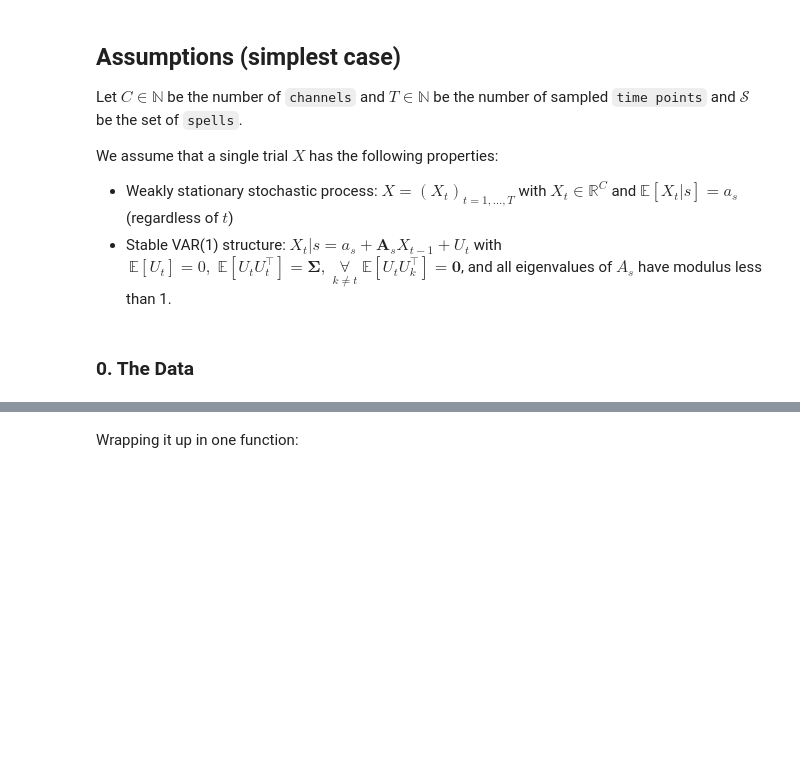
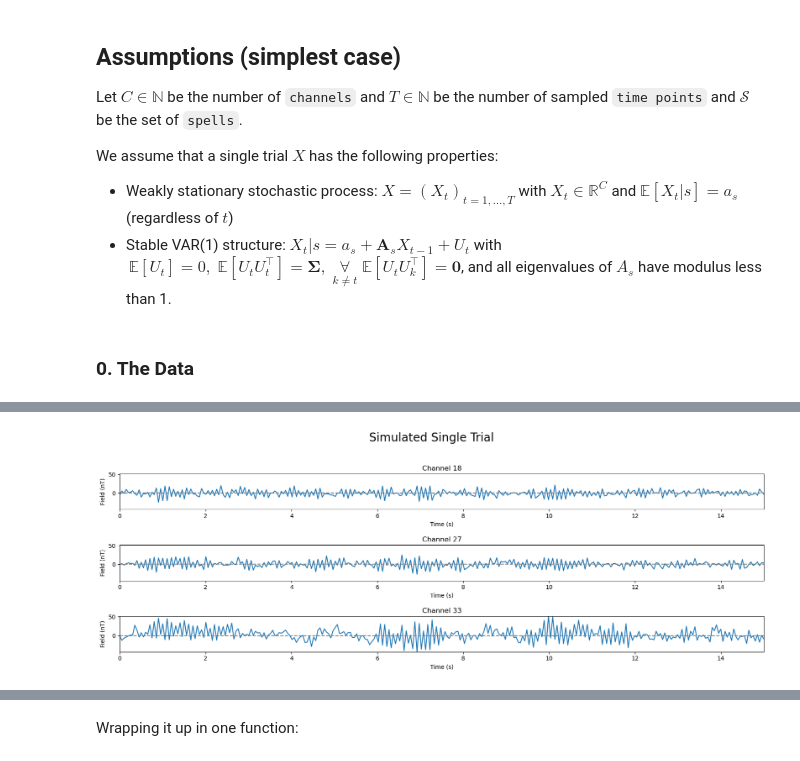
Before and after one commit to adkipnis/compositional-inference-experiment, a Jupyter notebook: simulation-test/spell-decoder.ipynb, the cells around one changed output, grey strips where cells are left out. Saved outputs shown, nothing was run; the diff lists cells and outputs as text; code cells hidden in the pictures; blank space fills up the shorter version.

```diff
--- a/simulation-test/spell-decoder.ipynb
+++ b/simulation-test/spell-decoder.ipynb
@@ -97,0 +294,5 @@ plotSomeChannels(x, 3, nChan, nSamples)
+# %%
+x = sim.genVAR(sim.mus[0], nSeconds=15)
+sim.plotSomeChannels(x, nPlots=3, nSeconds=15)
+# %% [output]
+[figure, added]
```
Also changed, not shown: parts of 23 cells of this notebook.
